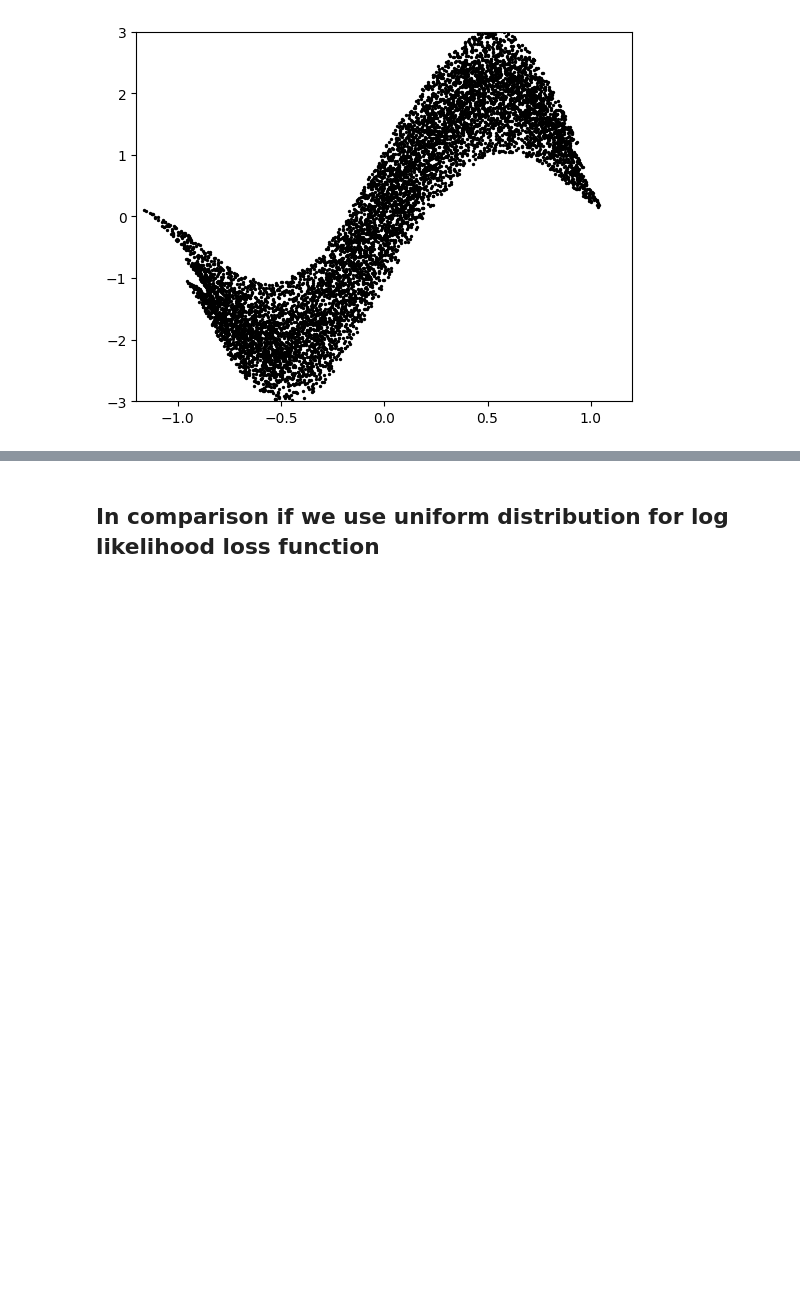
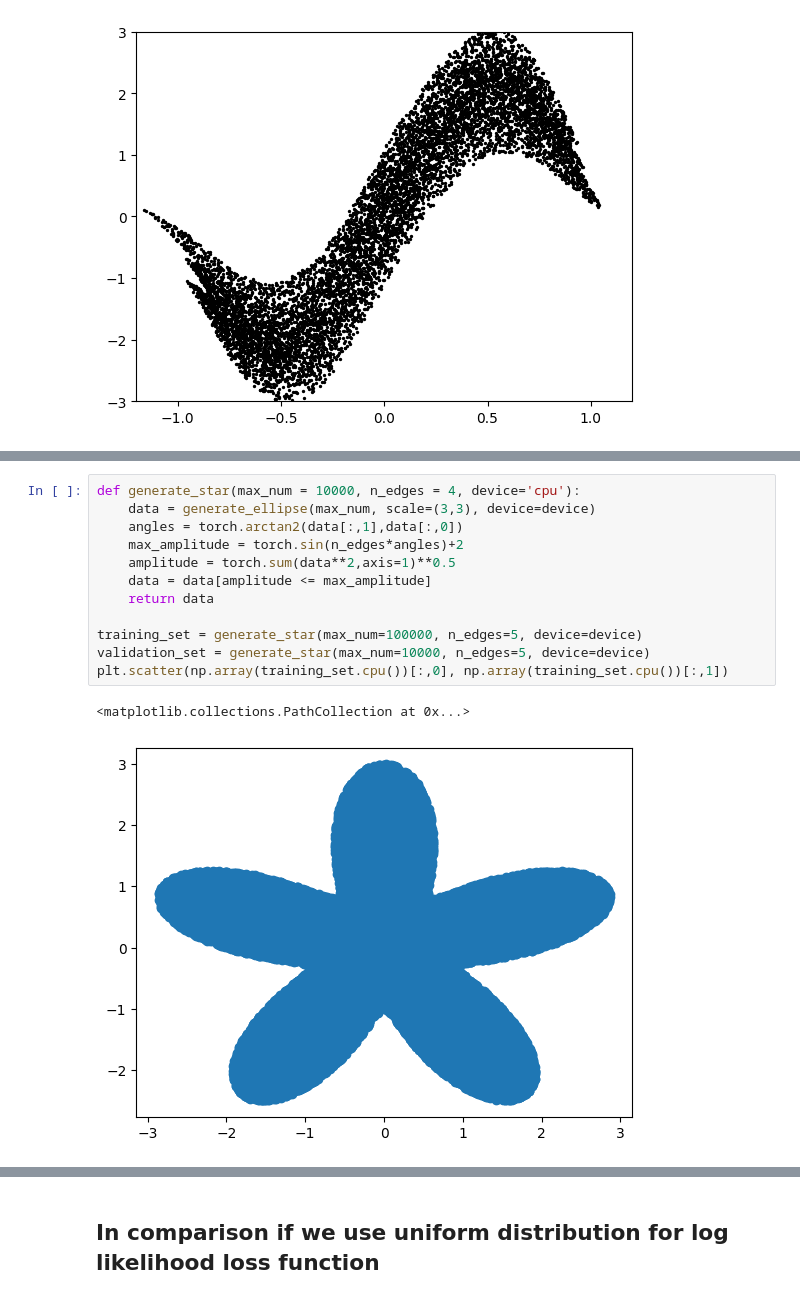
Before and after one commit to TTTruong357/master-thesis, a Jupyter notebook: acl/Schmierblatt.ipynb, the cells around one changed output, grey strips where cells are left out. Drawn from its saved outputs; the diff is of its cells as text; blank space fills up the shorter version.

```diff
--- a/acl/Schmierblatt.ipynb
+++ b/acl/Schmierblatt.ipynb
@@ -238,0 +283,15 @@ ax.scatter(transformed[:,0], transformed[:,1], c='black', alpha=1, s=2)
+# %%
+def generate_star(max_num = 10000, n_edges = 4, device='cpu'):
+    data = generate_ellipse(max_num, scale=(3,3), device=device)
+    angles = torch.arctan2(data[:,1],data[:,0])
+    max_amplitude = torch.sin(n_edges*angles)+2
+    amplitude = torch.sum(data**2,axis=1)**0.5
+    data = data[amplitude <= max_amplitude]
+    return data
+
+training_set = generate_star(max_num=100000, n_edges=5, device=device)
+validation_set = generate_star(max_num=10000, n_edges=5, device=device)
+plt.scatter(np.array(training_set.cpu())[:,0], np.array(training_set.cpu())[:,1])
+# %% [output]
+<matplotlib.collections.PathCollection at 0x...>
+[figure, added]
```
Also changed, not shown: parts of 24 cells of this notebook, 9 other files.
